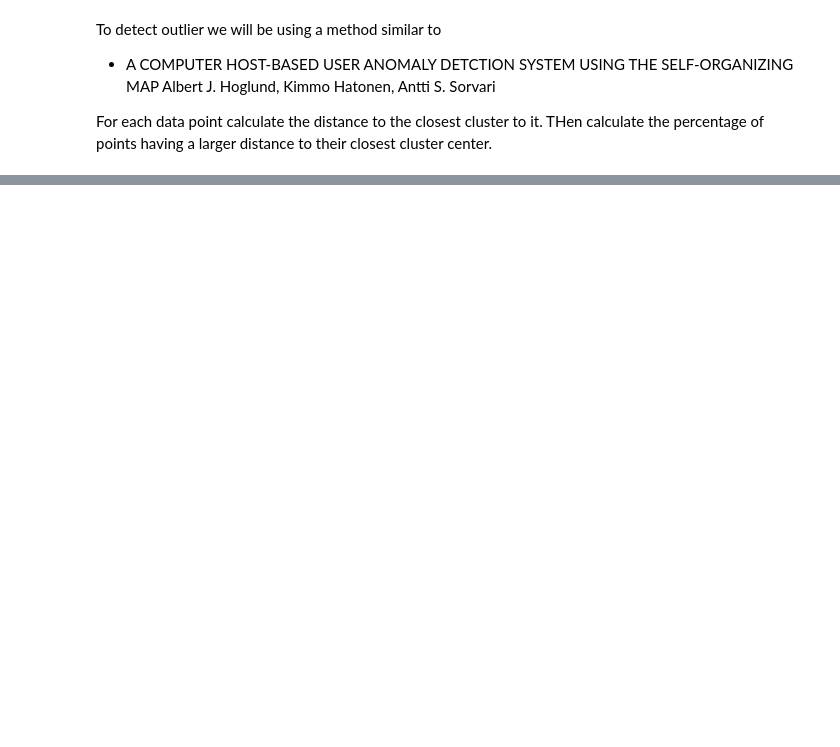
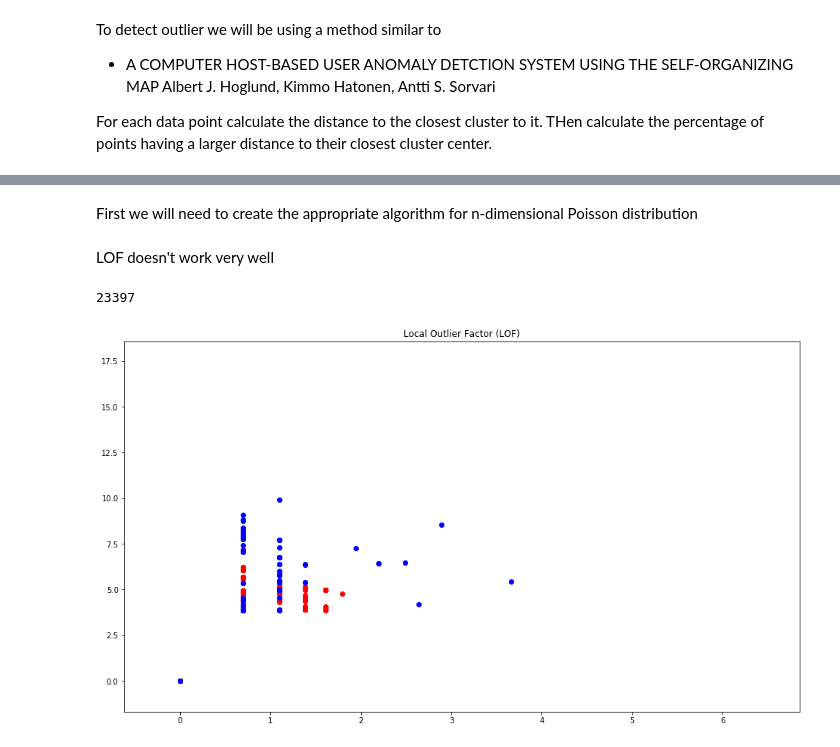
Before and after one commit to SotirisAnagnostidis/onlineAnomalyDetection, a Jupyter notebook: diploma/Progression.ipynb, the cells around one changed output, grey strips where cells are left out. Drawn from its saved outputs; the diff is of its cells as text; code cells hidden in the pictures; blank space fills up the shorter version.

```diff
--- a/diploma/Progression.ipynb
+++ b/diploma/Progression.ipynb
@@ -495,0 +551,2 @@ For the above examples a simple kmeans clustering is implemented
+# %% [markdown]
+First we will need to create the appropriate algorithm for n-dimensional Poisson distribution
@@ -495,0 +657,2 @@ For the above examples a simple kmeans clustering is implemented
+# %% [markdown]
+LOF doesn't work very well
@@ -495,0 +661,38 @@ For the above examples a simple kmeans clustering is implemented
+# %%
+from sklearn.neighbors import LocalOutlierFactor
+
+np.random.seed(42)
+
+# fit the model
+clf = LocalOutlierFactor(n_neighbors=25, contamination=0.01)
+
+y_pred = clf.fit_predict(all_data_N)
+# %%
+len(np.where(y_pred == 1)[0])
+# %% [output]
+23397
+# %%
+# plot the level sets of the decision function
+for data_index in np.where(y_pred == -1)[0]:
+    data_point = all_data_N[data_index]
+    plt.scatter(data_point[0], data_point[1], c='red')
+
+
+for data_index in np.where(y_pred == 1)[0][:500]:
+    data_point = all_data_N[data_index]
+    plt.scatter(data_point[0], data_point[1], c='blue')
+
+
+"""
+a = plt.scatter(X[:200, 0], X[:200, 1], c='white',
+                edgecolor='k', s=20)
+b = plt.scatter(X[200:, 0], X[200:, 1], c='red',
+                edgecolor='k', s=20)"""
+
+plt.title("Local Outlier Factor (LOF)")
+plt.axis('tight')
+plt.xlim(limits_x)
+plt.ylim(limits_y)
+plt.show()
+# %% [output]
+[figure, added]
```
Also changed, not shown: parts of 18 cells of this notebook.
